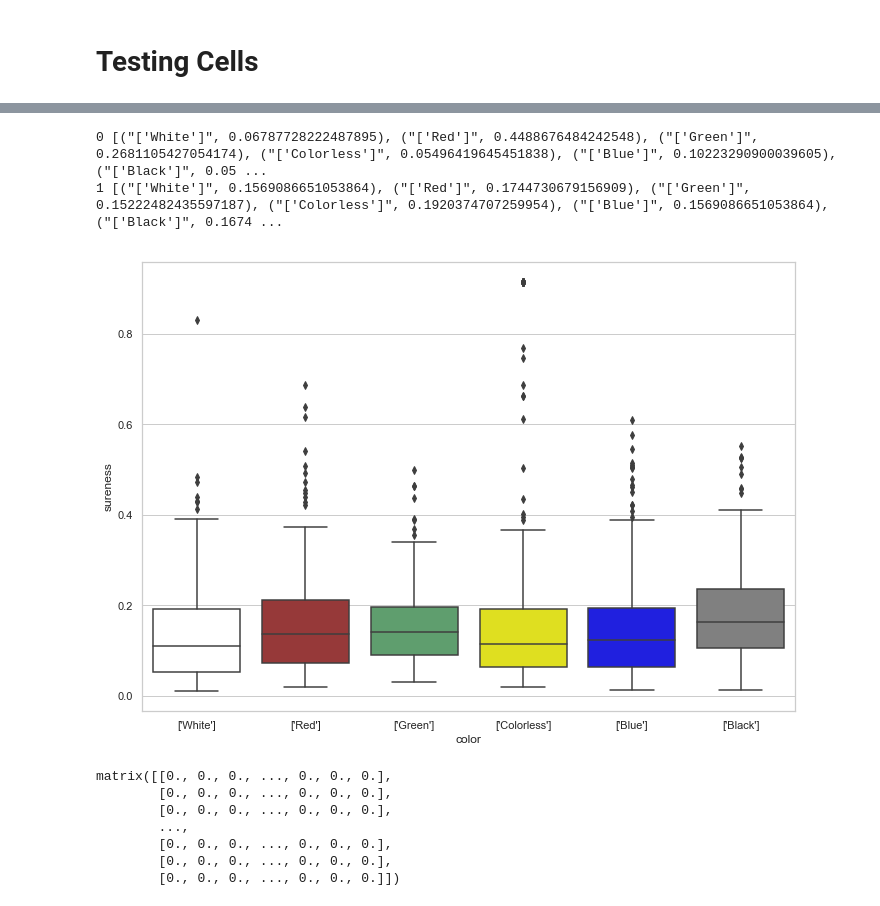
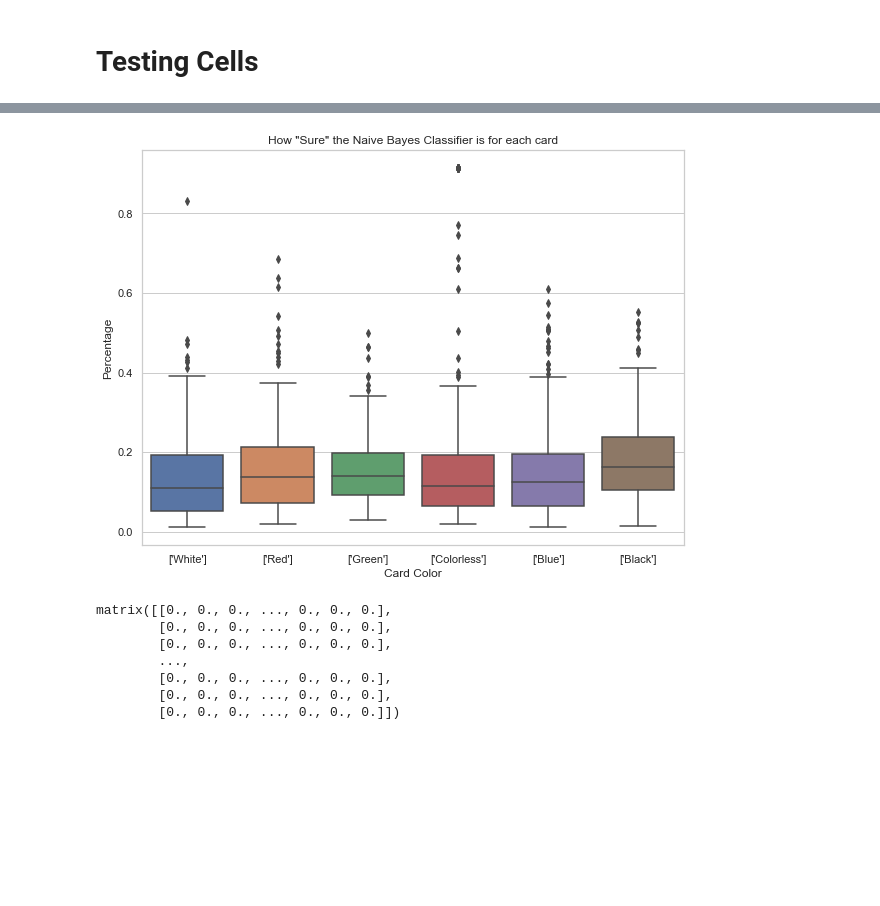
Before and after one commit to dalems4/mod_5_project_MTG, a Jupyter notebook: MTG_Card_Color_Classifier.ipynb, the cells around one changed output, grey strips where cells are left out. Drawn from its saved outputs; the diff is of its cells as text; code cells hidden in the pictures; blank space fills up the shorter version.

```diff
--- a/MTG_Card_Color_Classifier.ipynb
+++ b/MTG_Card_Color_Classifier.ipynb
@@ -22,7 +22,7 @@ def collect_magic_set(mtg_set_code="###"):
     cards = Card.where(set=mtg_set_code).all()
     return cards
 
-def get_text(magic_set):
+def get_just_text(magic_set):
     """Uses Wizards API to build a dictionary of cards for one "magic_set": name, text, and colors"""
     whole_set = []
     for card in magic_set:
@@ -34,9 +34,10 @@ def get_text(magic_set):
         whole_set.append(cards)
     return whole_set
 
+
 def get_df(mtg_set_alias):
     magic_set = collect_magic_set(mtg_set_alias)
-    magic_set_json = get_text(magic_set)
+    magic_set_json = get_just_text(magic_set)
     magic_set_df = pd.DataFrame(magic_set_json)
     return magic_set_df
 
@@ -184,7 +195,6 @@ X_train, X_test, y_train, y_test = train_test_split(four_mtg_df[['text']],
 # %% [markdown]
 # Tfidf Vectorization in order to model the data
 # %%
-# Tfidf Vectorizing
-v = TfidfVectorizer(max_df= .5)
+v = TfidfVectorizer()
 
 x_train_tfidf = v.fit_transform(X_train['text'])
@@ -256,9 +248,3 @@ color_sureness
-# %%
-for i, val in enumerate(color_sureness[0:2]):
-    print(i, val)
-# %% [output]
-0 [("['White']", 0.06787728222487895), ("['Red']", 0.4488676484242548), ("['Green']", 0.2681105427054174), ("['Colorless']", 0.05496419645451838), ("['Blue']", 0.10223290900039605), ("['Black']", 0.05 ...
-1 [("['White']", 0.1569086651053864), ("['Red']", 0.1744730679156909), ("['Green']", 0.15222482435597187), ("['Colorless']", 0.1920374707259954), ("['Blue']", 0.1569086651053864), ("['Black']", 0.1674 ...
 # %%
 data = []
 
@@ -274,12 +260,17 @@ data_df = pd.DataFrame(data)
 # %%
 data_df.drop('card', axis=1, inplace=True)
 # %%
+N = 6
+ind = np.arange(N)
 fig, ax = plt.subplots()
-my_pal = {"['White']":'white' , "['Red']": 'brown', "['Green']":"g", "['Colorless']" : 'yellow', "['Blue']" : 'blue', "['Black']" : 'grey'}
-sns.boxplot(x=data_df['color'], y=data_df['sureness'], palette=my_pal)
-fig.set_size_inches(11.7, 8.27)
+# my_pal = {"['Colorless']" : 'yellow', "['White']":'white' ,palette=my_pal "['Red']": 'brown', "['Green']":"g", "['Blue']" : 'blue', "['Black']" : 'grey'}
+sns.boxplot(x=data_df['color'], y=data_df['sureness'])
+plt.ylabel('Percentage')
+plt.xlabel("Card Color")
+plt.title('How "Sure" the Naive Bayes Classifier is for each card')
+fig.set_size_inches(9.7, 7.27)
 # %% [output]
-[figure, old version]
+[figure, new version]
 # %%
 x_test_tfidf.todense()
 # %% [output]
```
Also changed, not shown: parts of 31 cells of this notebook.
